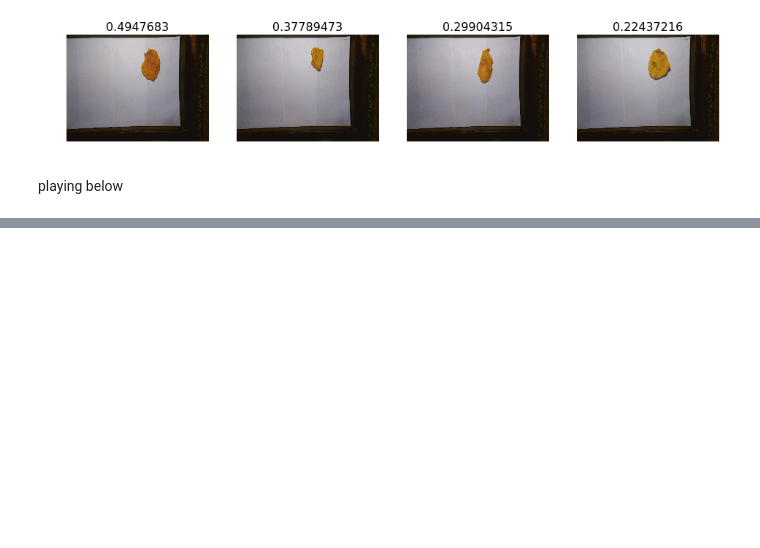
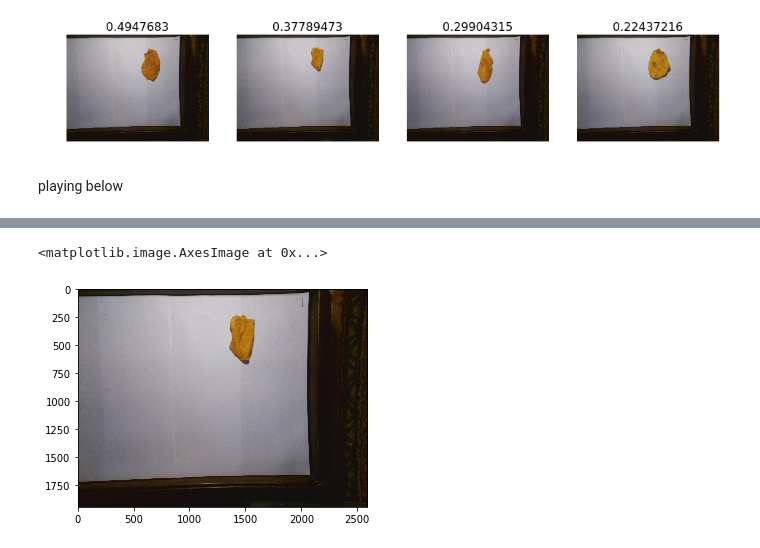
Before and after one commit to jonathanlittel/calimango, a Jupyter notebook: Mango_classification_exploration.ipynb, the cells around one changed output, grey strips where cells are left out. Cells and saved outputs as stored; diff of their text form; code cells hidden in the pictures; blank space fills up the shorter version.

```diff
--- a/Mango_classification_exploration.ipynb
+++ b/Mango_classification_exploration.ipynb
@@ -223,0 +241,5 @@ AttributeError: 'numpy.ndarray' object has no attribute 'crop'
+# %%
+plt.imshow(img_test)
+# %% [output]
+<matplotlib.image.AxesImage at 0x...>
+[figure, added]
```
Also changed, not shown: parts of 20 cells of this notebook.
